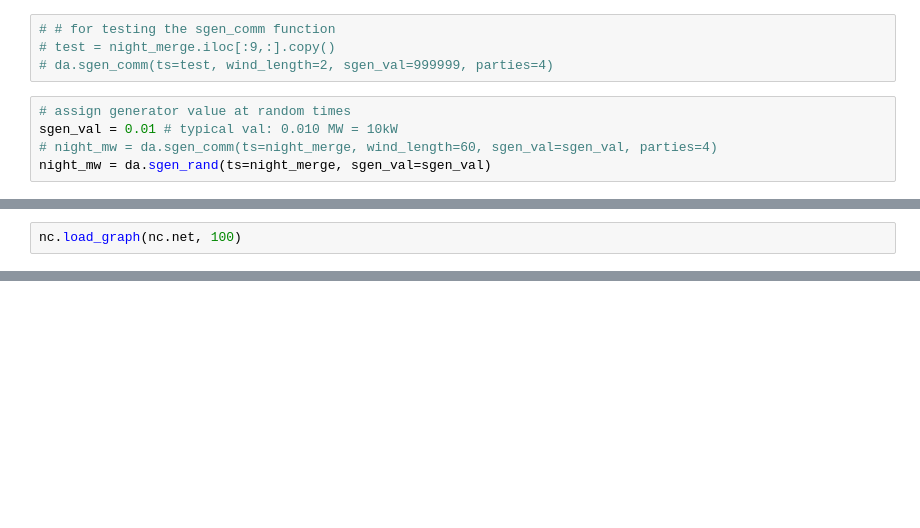
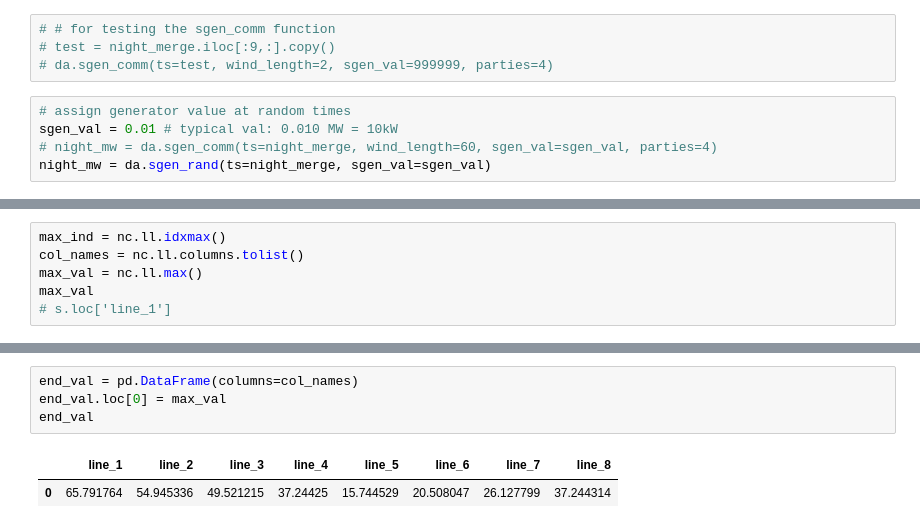
Before and after one commit to akthonka/EV_energy_comm, a Jupyter notebook: python/en_comm_base.ipynb, the cells around one changed output, grey strips where cells are left out. Cells and saved outputs as stored; diff of their text form; blank space fills up the shorter version.

```diff
--- a/python/en_comm_base.ipynb
+++ b/python/en_comm_base.ipynb
@@ -57,2 +60,0 @@ nc.four_loads_branched_plot_linepct()
-# %%
-nc.load_graph(nc.net, 100)
@@ -60,0 +61,6 @@ nc.load_graph(nc.net, 100)
+# %%
+max_ind = nc.ll.idxmax()
+col_names = nc.ll.columns.tolist()
+max_val = nc.ll.max()
+max_val
+# s.loc['line_1']
@@ -60,0 +77,7 @@ nc.load_graph(nc.net, 100)
+# %%
+end_val = pd.DataFrame(columns=col_names)
+end_val.loc[0] = max_val
+end_val
+# %% [output]
+|  | line_1 | line_2 | line_3 | line_4 | line_5 | line_6 | line_7 | line_8 |
+| 0 | 65.791764 | 54.945336 | 49.521215 | 37.24425 | 15.744529 | 20.508047 | 26.127799 | 37.244314 |
```
Also changed, not shown: parts of 7 cells of this notebook, 2 other files.
